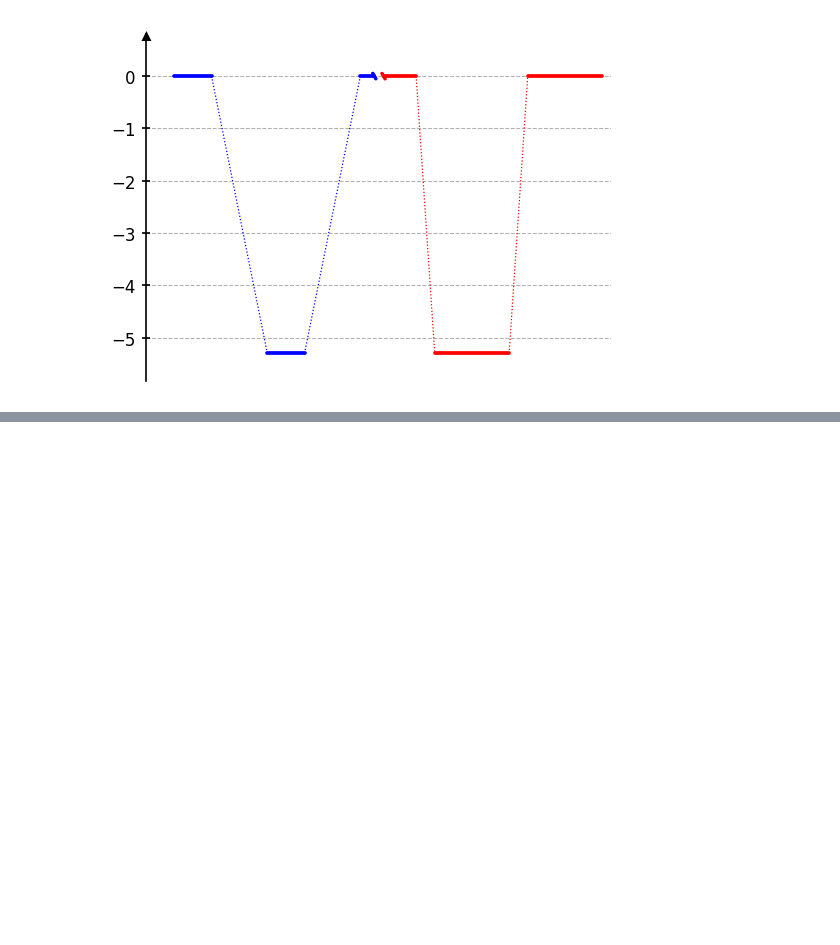
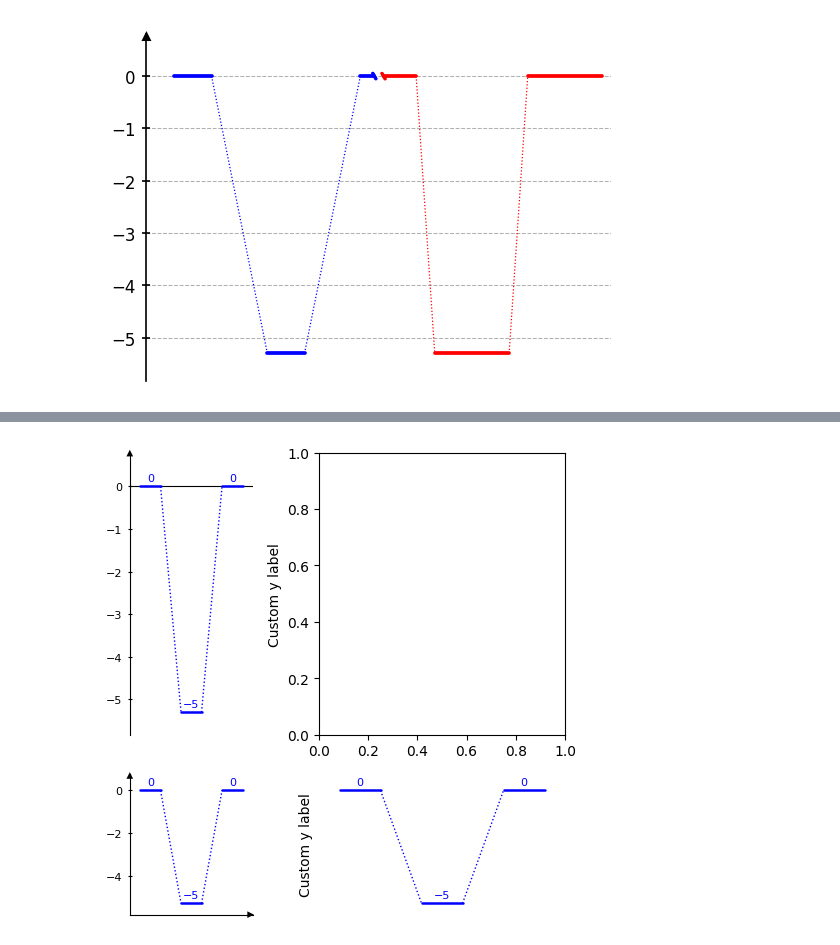
Before and after one commit to Tonner-Zech-Group/chem-diagrams, a Jupyter notebook: examples/test_use.ipynb, the cells around one changed output, grey strips where cells are left out. Cells and saved outputs as stored; diff of their text form; code cells hidden in the pictures; blank space fills up the shorter version.

```diff
--- a/examples/test_use.ipynb
+++ b/examples/test_use.ipynb
@@ -395,0 +434,40 @@ dia.merge_plateaus(
+# %%
+from chemdiagrams import EnergyDiagram
+import matplotlib.pyplot as plt
+
+fig, ax = plt.subplots(nrows=2, ncols=2,figsize=(5, 5), width_ratios=[1,2], height_ratios=[2,1])
+
+dia = EnergyDiagram(ax=ax[0][0])
+dia.draw_path(
+    x_data=[0,1,2],
+    y_data=[0,-5.3,0],
+    color='blue',
+    linetypes=1, # 1 = dashes, 0 = dashes with gap
+    path_name="Reaction 1",
+)
+dia.add_numbers_auto()
+
+dia2 = EnergyDiagram(ax=ax[1][0], style="halfboxed")
+dia2.draw_path(
+    x_data=[0,1,2],
+    y_data=[0,-5.3,0],
+    color='blue',
+    linetypes=1, # 1 = dashes, 0 = dashes with gap
+    path_name="Reaction 1",
+)
+dia2.add_numbers_auto()
+
+dia3 = EnergyDiagram(ax=ax[1][1], style="borderless")
+dia3.draw_path(
+    x_data=[0,1,2],
+    y_data=[0,-5.3,0],
+    color='blue',
+    linetypes=1, # 1 = dashes, 0 = dashes with gap
+    path_name="Reaction 1",
+)
+dia3.add_numbers_auto()
+dia3.ax.set_ylabel("Custom y label")
+fig.tight_layout()
+plt.show()
+# %% [output]
+[figure, added]
```
Also changed, not shown: parts of 4 cells of this notebook, 11 other files.
